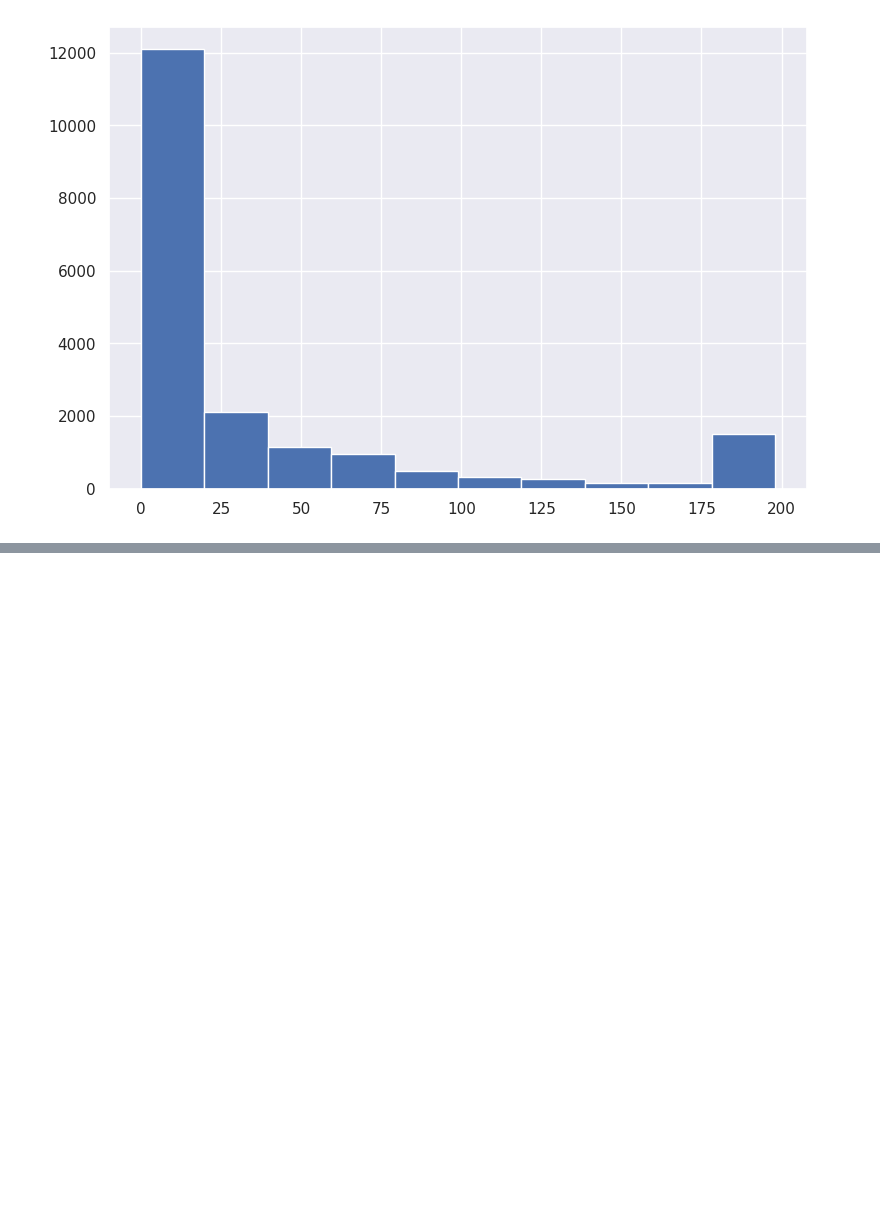
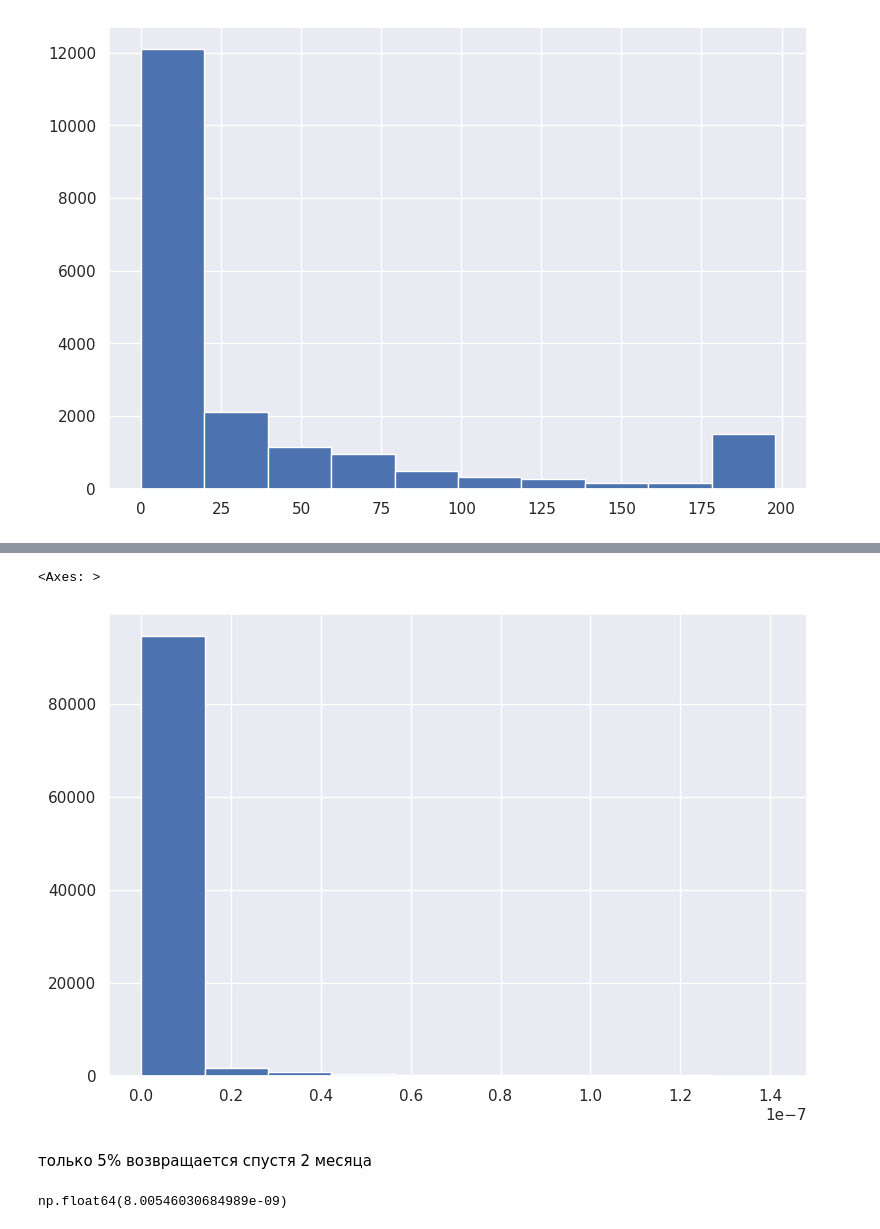
Before and after one commit to MinyaevAndrey/ML-Stepik, a Jupyter notebook: ML_Stepik1.ipynb, the cells around one changed output, grey strips where cells are left out. Drawn from its saved outputs; the diff is of its cells as text; code cells hidden in the pictures; blank space fills up the shorter version.

```diff
--- a/ML_Stepik1.ipynb
+++ b/ML_Stepik1.ipynb
@@ -171,0 +277,11 @@ events_data.pivot_table(index='user_id',
+# %%
+gap_data[gap_data < 200].hist()
+# %% [output]
+<Axes: >
+[figure, added]
+# %% [markdown]
+только 5% возвращается спустя 2 месяца
+# %%
+gap_data.quantile(0.95)
+# %% [output]
+np.float64(8.00546030684989e-09)
```
Also changed, not shown: parts of 19 cells of this notebook.
